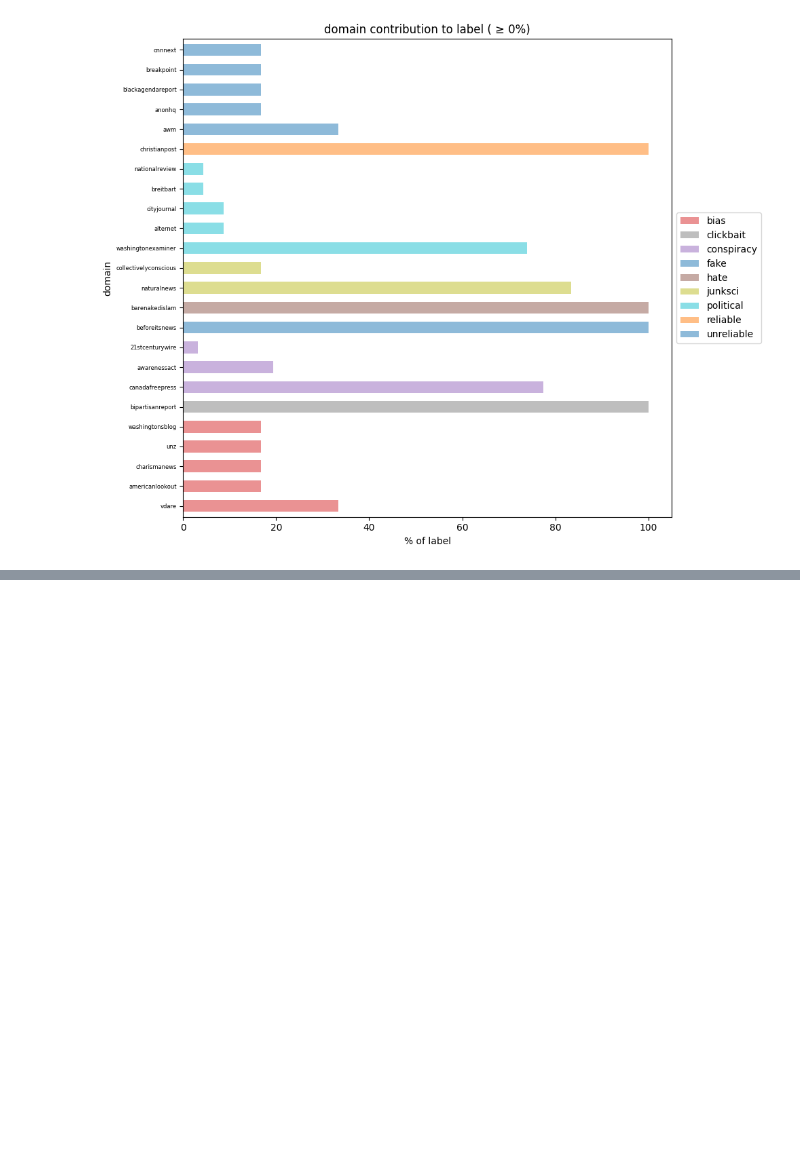
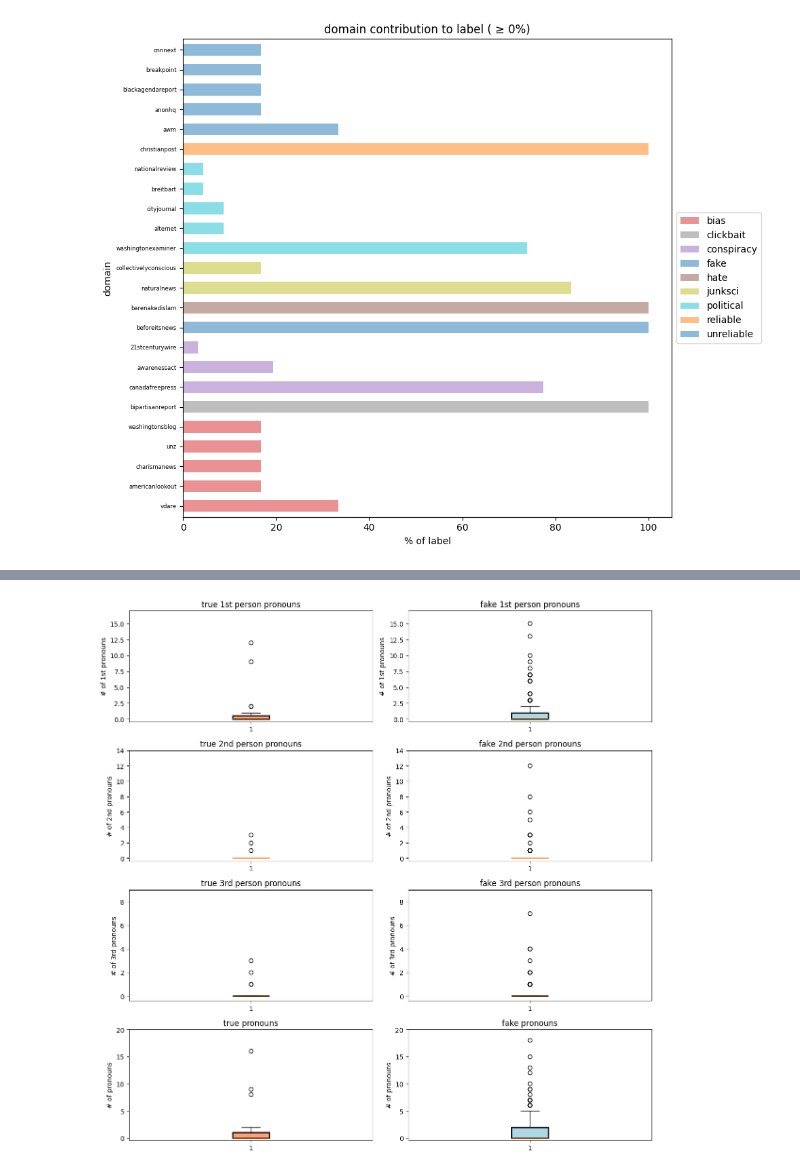
Before and after one commit to henrikdchristensen/DIKU-DS-Exam-FakeNewsDetection, a Jupyter notebook: src/bookhc.ipynb, the cells around one changed output, grey strips where cells are left out. Saved outputs shown, nothing was run; the diff lists cells and outputs as text; code cells hidden in the pictures; blank space fills up the shorter version.

```diff
--- a/src/bookhc.ipynb
+++ b/src/bookhc.ipynb
@@ -56,0 +51,4 @@ Stat_LIAR = hc.Statistics(filename="../datasets/liar_dataset/cleaned/combined_cl
+# %%
+Stat.plot_pronouns_fake_vs_true()
+# %% [output]
+[figure, added]
```
Also changed, not shown: parts of 21 cells of this notebook, 2 other files.
